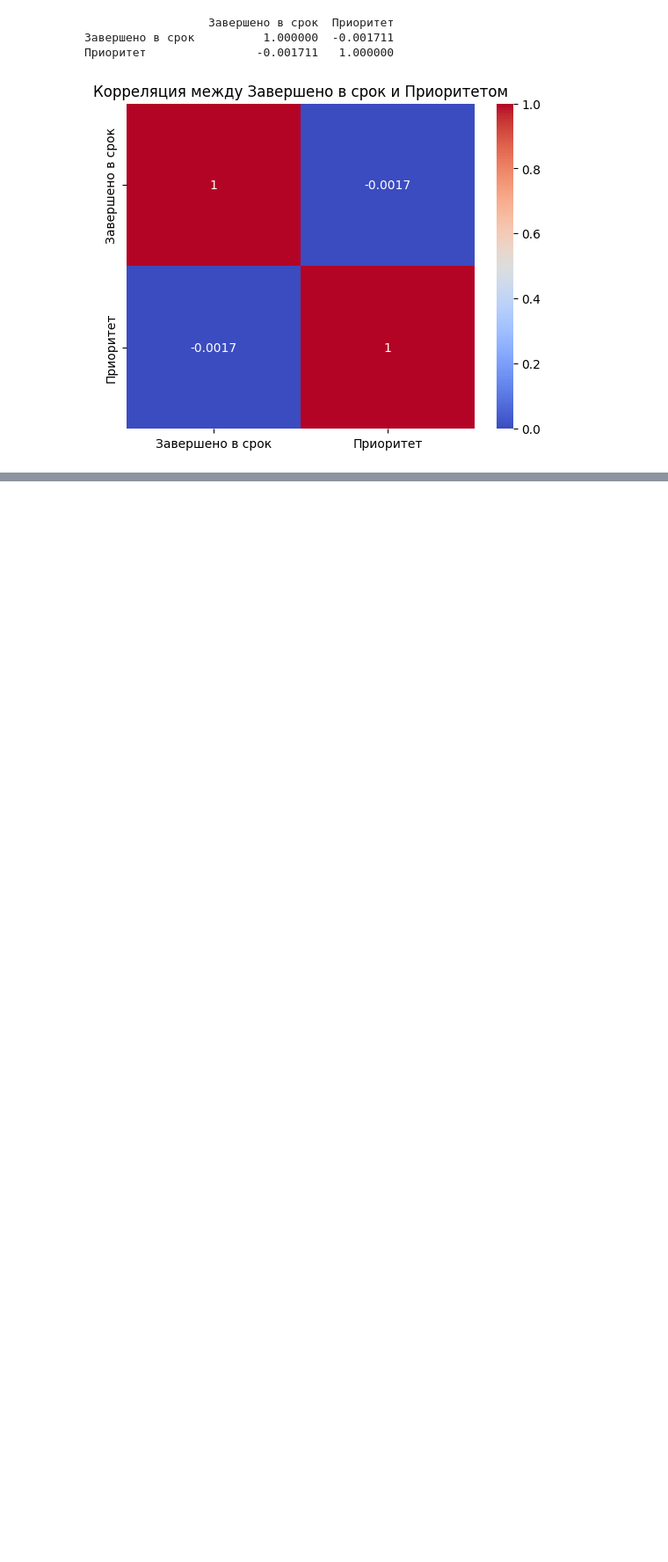
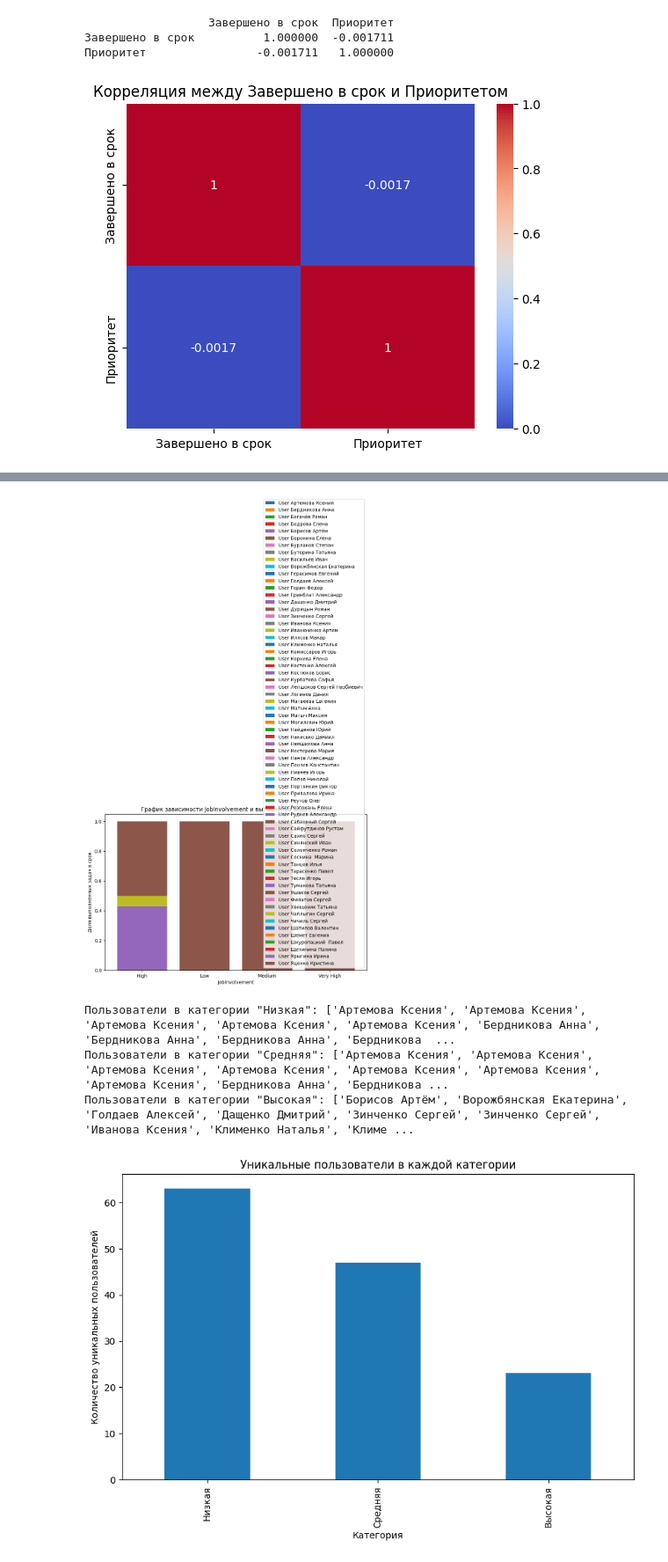
Before and after one commit to SofiFairyTell/BigData, a Jupyter notebook: BigData.ipynb, the cells around one changed output, grey strips where cells are left out. Shown at 88% size. Saved outputs shown, nothing was run; the diff lists cells and outputs as text; code cells hidden in the pictures; blank space fills up the shorter version.

```diff
--- a/BigData.ipynb
+++ b/BigData.ipynb
@@ -399,0 +537,65 @@ plt.show()
+# %%
+import pandas as pd
+import matplotlib.pyplot as plt
+from scipy.stats import f_oneway
+
+# Загрузите данные из файла
+df = pd.read_csv('ourPerson.csv', sep=';')
+
+# Замените числовые значения уровней вовлеченности на их текстовое представление
+level_mapping = {1: 'Low', 2: 'Medium', 3: 'High', 4: 'Very High'}
+df['JobInvolvement'] = df['JobInvolvement'].map(level_mapping)
+
+# Создайте новый столбец "Завершено в срок", который указывает, была ли задача завершена в срок
+df['Завершено в срок'] = df['Дата завершения'] <= df['Плановый срок завершения']
+# Разделите данные на группы в соответствии с уровнем вовлеченности
+groups = [df[df['JobInvolvement'] == level]['Завершено в срок'] for level in level_mapping.values()]
+
+# 2.Сводная таблица, показывающая связь между Пользователем, Завершено в срок и Приоритетом
+pivot_table = pd.pivot_table(df, values='Завершено в срок', index=['Пользователь', 'Приоритет', 'JobInvolvement'], aggfunc='mean')
+print(pivot_table)
+
+pivot_table.reset_index(inplace=True)
+
+user_grouped = pivot_table.groupby('Пользователь')
+
+# Создайте фигуру и оси для графика
+fig, ax = plt.subplots(figsize=(10, 6))
+
+# Переберите группы пользователей и постройте столбчатую диаграмму для каждой группы
+for user, group_data in user_grouped:
+    ax.bar(group_data['JobInvolvement'], group_data['Завершено в срок'], label=f'User {user}')
+
+# Настройка меток и легенды
+ax.set_xlabel('JobInvolvement')
+ax.set_ylabel('Доля выполненных задач в срок')
+ax.set_title('График зависимости JobInvolvement и выполнения задач в срок')
+ax.legend()
+
+# Показать график
+plt.show()
+
+# с разбивкой по категориям доли выполнения
+
+bins = [0, 0.3, 0.7, 1.0]  # Границы категорий
+labels = ["Низкая", "Средняя", "Высокая"]  # Названия категорий
+
+pivot_table['Доля_категория'] = pd.cut(pivot_table['Завершено в срок'], bins=bins, labels=labels, include_lowest=True)
+
+# Группировка по категориям
+category_grouped = pivot_table.groupby('Доля_категория', observed=True)
+
+# Вывод пользователей по категориям
+for category, group_data in category_grouped:
+    if not group_data['Пользователь'].empty:
+        users = group_data['Пользователь'].tolist()
+        print(f'Пользователи в категории "{category}": {users}')
+unique_users = pivot_table.groupby('Доля_категория')['Пользователь'].nunique()
+
+# Постройте график
+unique_users.plot(kind='bar', figsize=(10, 6))
+plt.xlabel('Категория')
+plt.ylabel('Количество уникальных пользователей')
+plt.title('Уникальные пользователи в каждой категории')
+plt.show()
+# %% [output]
@@ -399,0 +617,5 @@ plt.show()
+[figure, added]
+Пользователи в категории "Низкая": ['Артемова Ксения', 'Артемова Ксения', 'Артемова Ксения', 'Артемова Ксения', 'Артемова Ксения', 'Бердникова Анна', 'Бердникова Анна', 'Бердникова Анна', 'Бердникова  ...
+Пользователи в категории "Средняя": ['Артемова Ксения', 'Артемова Ксения', 'Артемова Ксения', 'Артемова Ксения', 'Артемова Ксения', 'Артемова Ксения', 'Артемова Ксения', 'Бердникова Анна', 'Бердникова ...
+Пользователи в категории "Высокая": ['Борисов Артём', 'Ворожбянская Екатерина', 'Голдаев Алексей', 'Дащенко Дмитрий', 'Зинченко Сергей', 'Зинченко Сергей', 'Иванова Ксения', 'Клименко Наталья', 'Климе ...
+[figure, added]
```
Also changed, not shown: parts of 6 cells of this notebook, 12 other files.
